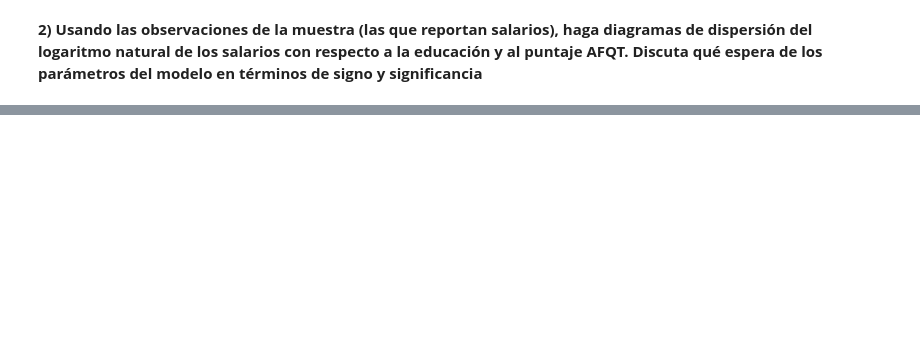
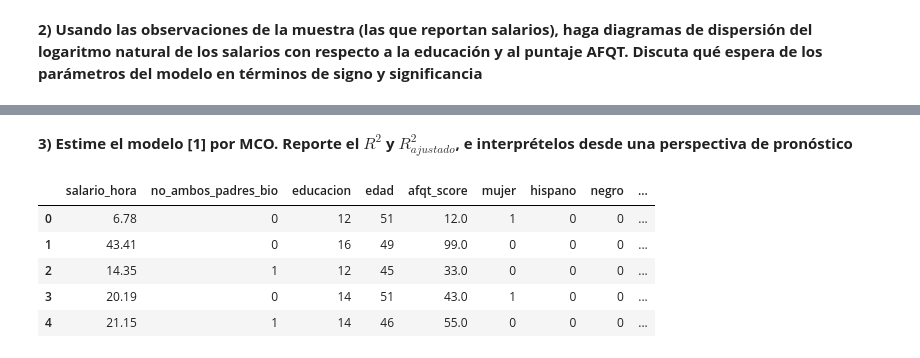
Before and after one commit to fevidals/time-series-Uniandes, a Jupyter notebook: code/taller_1_alpha.ipynb, the cells around one changed output, grey strips where cells are left out. Cells and saved outputs as stored; diff of their text form; code cells hidden in the pictures; blank space fills up the shorter version.

```diff
--- a/code/taller_1_alpha.ipynb
+++ b/code/taller_1_alpha.ipynb
@@ -111,0 +115,11 @@ La gráfica de la Educación vs el logaritmo del salario muestra una relación l
+# %% [markdown]
+<b>3) Estime el modelo [1] por MCO. Reporte el $R^{2}$ y $R^{2}_{ajustado}$, e interprételos desde una perspectiva de pronóstico<b>
+# %%
+df_wage.head()
+# %% [output]
+|  | salario_hora | no_ambos_padres_bio | educacion | edad | afqt_score | mujer | hispano | negro | ... |
+| 0 | 6.78 | 0 | 12 | 51 | 12.0 | 1 | 0 | 0 | ... |
+| 1 | 43.41 | 0 | 16 | 49 | 99.0 | 0 | 0 | 0 | ... |
+| 2 | 14.35 | 1 | 12 | 45 | 33.0 | 0 | 0 | 0 | ... |
+| 3 | 20.19 | 0 | 14 | 51 | 43.0 | 1 | 0 | 0 | ... |
+| 4 | 21.15 | 1 | 14 | 46 | 55.0 | 0 | 0 | 0 | ... |
```
Also changed, not shown: parts of 11 cells of this notebook, 1 other file.
